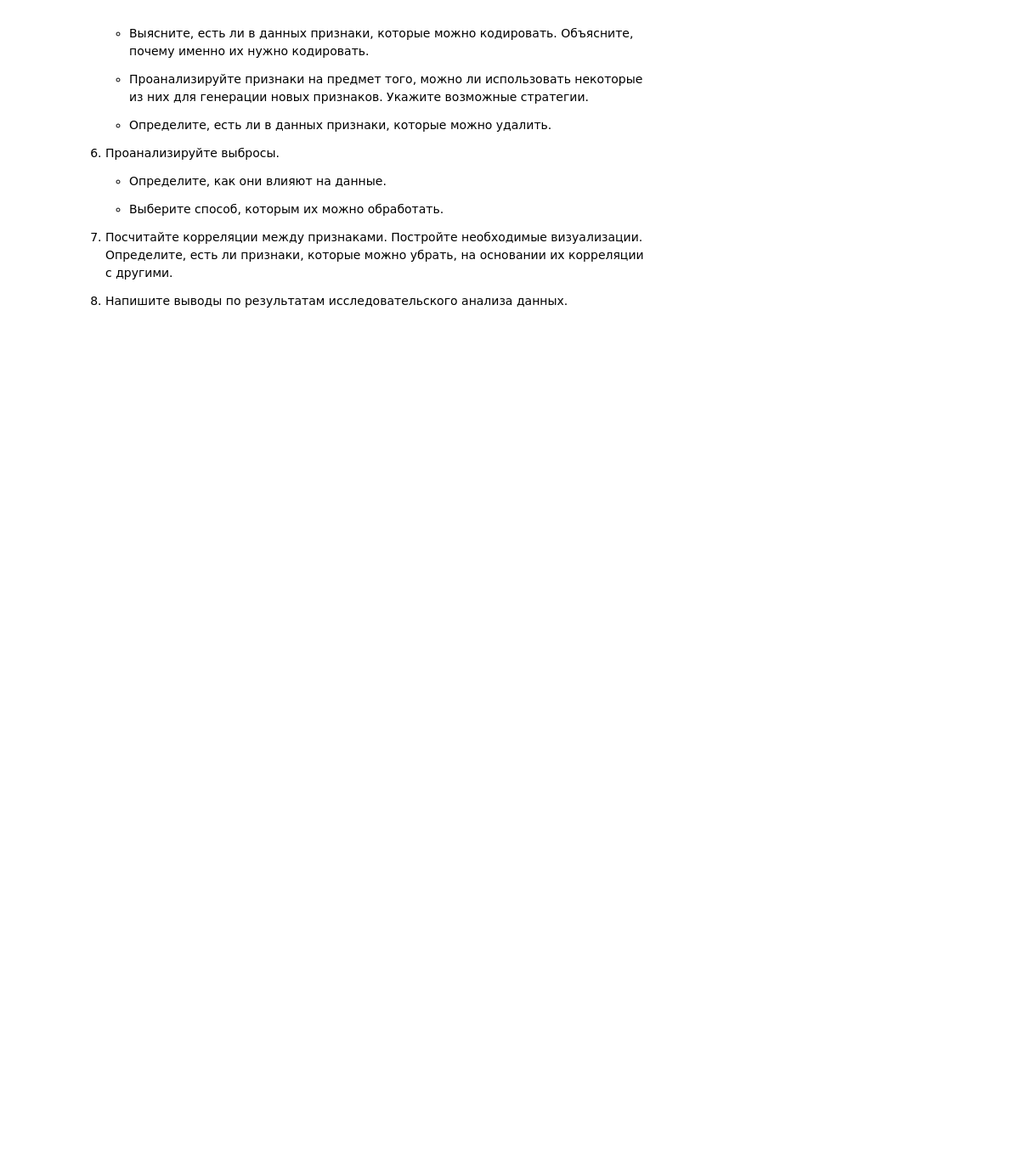
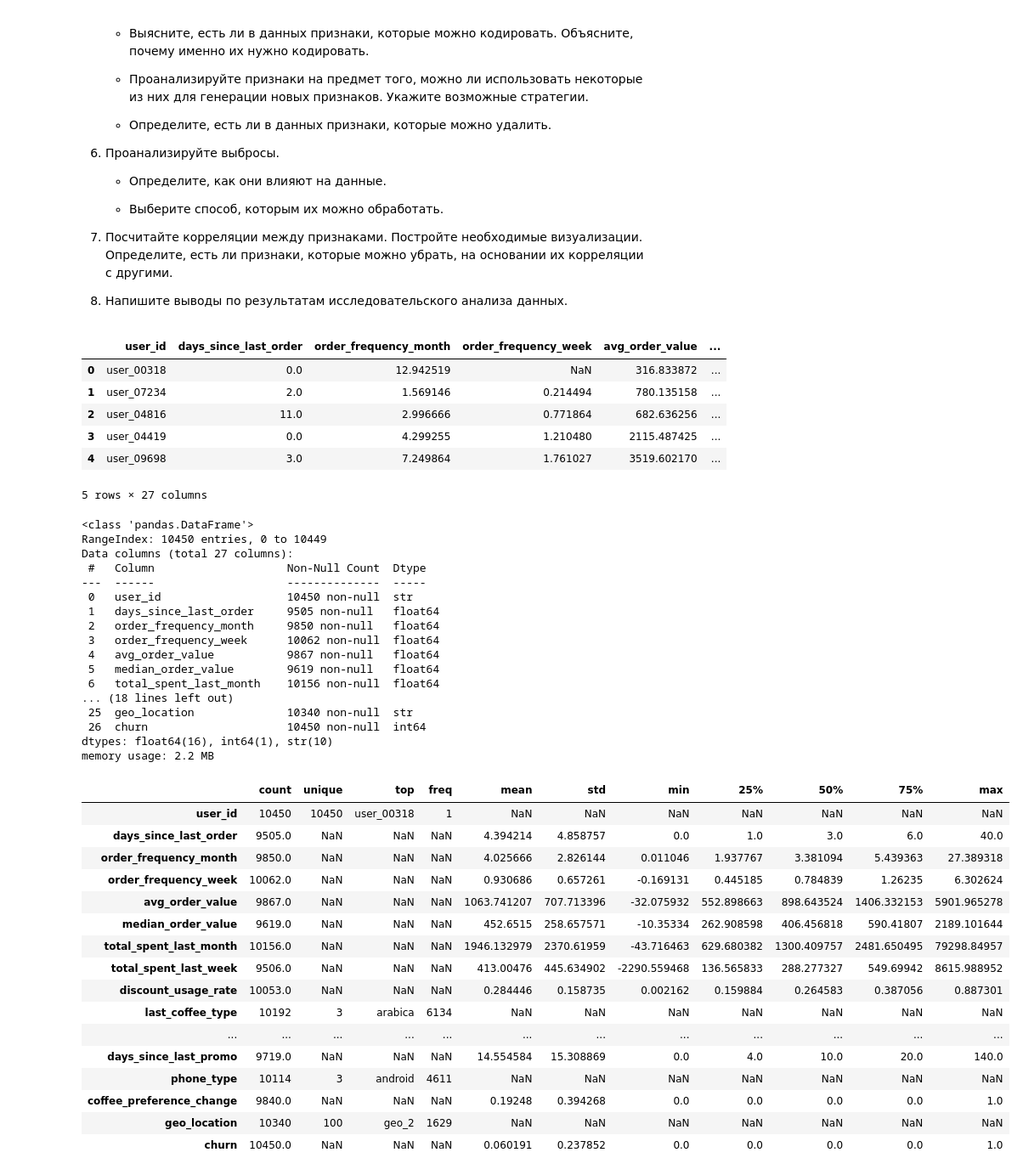
Before and after one commit to MEYakunin/Sprint11_Customer_Churn_Forecast, a Jupyter notebook: Sprint11_Coffee_Delivery_Churn_Binary_Classification_Yakunin_Mikle.ipynb, the cells around one changed output. Shown at 85% size. Drawn from its saved outputs; the diff is of its cells as text; code cells hidden in the pictures; blank space fills up the shorter version.

Commit message:
Churn_Binary_Classification - Этап 2_готово

```diff
--- a/Sprint11_Coffee_Delivery_Churn_Binary_Classification_Yakunin_Mikle.ipynb
+++ b/Sprint11_Coffee_Delivery_Churn_Binary_Classification_Yakunin_Mikle.ipynb
@@ -92,3 +90,50 @@ df = pd.read_csv('datasets/coffee_churn_dataset.csv', sep=',', decimal='.')
 7. Посчитайте корреляции между признаками. Постройте необходимые визуализации. Определите, есть ли признаки, которые можно убрать, на основании их корреляции с другими.
 
 8. Напишите выводы по результатам исследовательского анализа данных.
+# %%
+# Выводим общую информацию о датафрейме
+display(df.head(5))
+df.info()
+df.describe(include='all').T
+# %% [output]
+|  | user_id | days_since_last_order | order_frequency_month | order_frequency_week | avg_order_value | ... |
+| 0 | user_00318 | 0.0 | 12.942519 | NaN | 316.833872 | ... |
+| 1 | user_07234 | 2.0 | 1.569146 | 0.214494 | 780.135158 | ... |
+| 2 | user_04816 | 11.0 | 2.996666 | 0.771864 | 682.636256 | ... |
+| 3 | user_04419 | 0.0 | 4.299255 | 1.210480 | 2115.487425 | ... |
+| 4 | user_09698 | 3.0 | 7.249864 | 1.761027 | 3519.602170 | ... |
+5 rows × 27 columns
+<class 'pandas.DataFrame'>
+RangeIndex: 10450 entries, 0 to 10449
+Data columns (total 27 columns):
+ #   Column                    Non-Null Count  Dtype
+---  ------                    --------------  -----
+ 0   user_id                   10450 non-null  str
+ 1   days_since_last_order     9505 non-null   float64
+ 2   order_frequency_month     9850 non-null   float64
+ 3   order_frequency_week      10062 non-null  float64
+ 4   avg_order_value           9867 non-null   float64
+ 5   median_order_value        9619 non-null   float64
+ 6   total_spent_last_month    10156 non-null  float64
+... (18 lines left out)
+ 25  geo_location              10340 non-null  str
+ 26  churn                     10450 non-null  int64
+dtypes: float64(16), int64(1), str(10)
+memory usage: 2.2 MB
+|  | count | unique | top | freq | mean | std | min | 25% | 50% | 75% | max |
+| user_id | 10450 | 10450 | user_00318 | 1 | NaN | NaN | NaN | NaN | NaN | NaN | NaN |
+| days_since_last_order | 9505.0 | NaN | NaN | NaN | 4.394214 | 4.858757 | 0.0 | 1.0 | 3.0 | 6.0 | 40.0 |
+| order_frequency_month | 9850.0 | NaN | NaN | NaN | 4.025666 | 2.826144 | 0.011046 | 1.937767 | 3.381094 | 5.439363 | 27.389318 |
+| order_frequency_week | 10062.0 | NaN | NaN | NaN | 0.930686 | 0.657261 | -0.169131 | 0.445185 | 0.784839 | 1.26235 | 6.302624 |
+| avg_order_value | 9867.0 | NaN | NaN | NaN | 1063.741207 | 707.713396 | -32.075932 | 552.898663 | 898.643524 | 1406.332153 | 5901.965278 |
+| median_order_value | 9619.0 | NaN | NaN | NaN | 452.6515 | 258.657571 | -10.35334 | 262.908598 | 406.456818 | 590.41807 | 2189.101644 |
+| total_spent_last_month | 10156.0 | NaN | NaN | NaN | 1946.132979 | 2370.61959 | -43.716463 | 629.680382 | 1300.409757 | 2481.650495 | 79298.84957 |
+| total_spent_last_week | 9506.0 | NaN | NaN | NaN | 413.00476 | 445.634902 | -2290.559468 | 136.565833 | 288.277327 | 549.69942 | 8615.988952 |
+| discount_usage_rate | 10053.0 | NaN | NaN | NaN | 0.284446 | 0.158735 | 0.002162 | 0.159884 | 0.264583 | 0.387056 | 0.887301 |
+| last_coffee_type | 10192 | 3 | arabica | 6134 | NaN | NaN | NaN | NaN | NaN | NaN | NaN |
+| ... | ... | ... | ... | ... | ... | ... | ... | ... | ... | ... | ... |
+| days_since_last_promo | 9719.0 | NaN | NaN | NaN | 14.554584 | 15.308869 | 0.0 | 4.0 | 10.0 | 20.0 | 140.0 |
+| phone_type | 10114 | 3 | android | 4611 | NaN | NaN | NaN | NaN | NaN | NaN | NaN |
+| coffee_preference_change | 9840.0 | NaN | NaN | NaN | 0.19248 | 0.394268 | 0.0 | 0.0 | 0.0 | 0.0 | 1.0 |
+| geo_location | 10340 | 100 | geo_2 | 1629 | NaN | NaN | NaN | NaN | NaN | NaN | NaN |
+| churn | 10450.0 | NaN | NaN | NaN | 0.060191 | 0.237852 | 0.0 | 0.0 | 0.0 | 0.0 | 1.0 |
```
Also changed, not shown: parts of 5 cells of this notebook.
